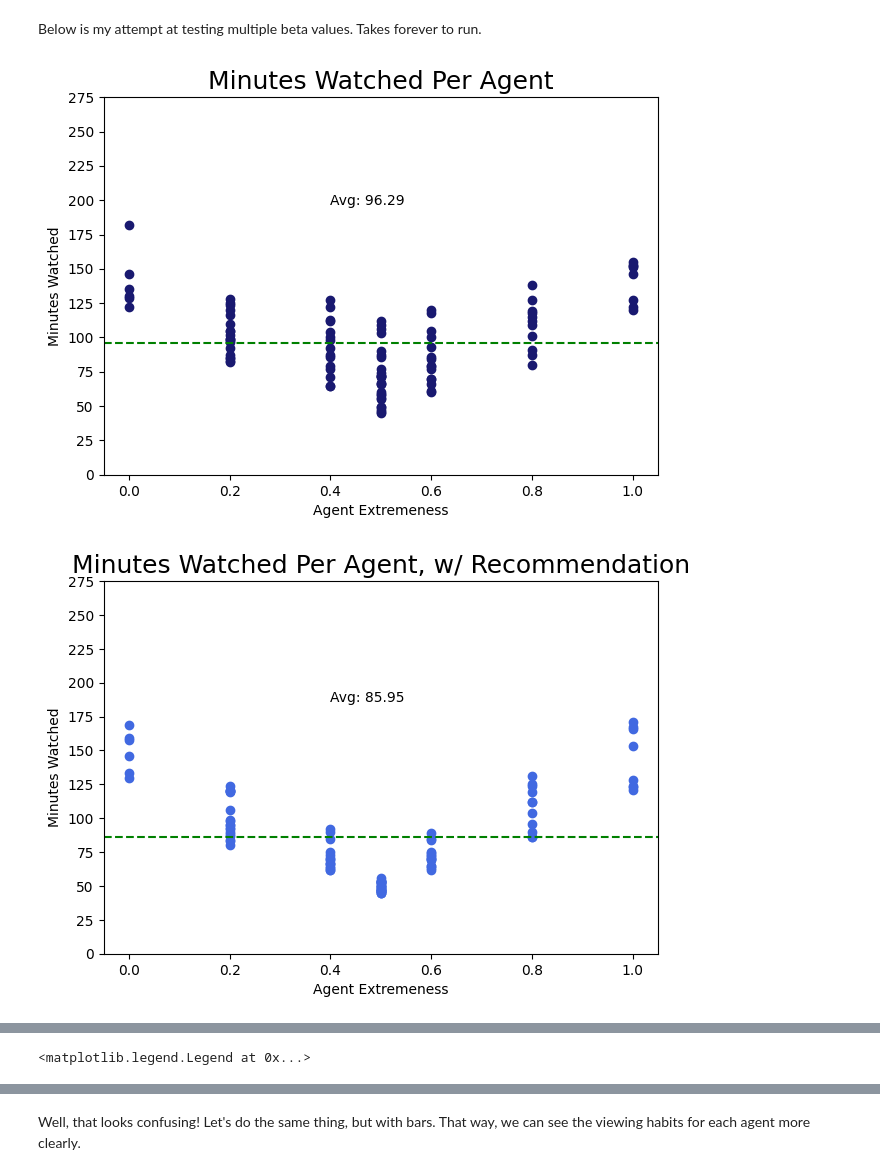
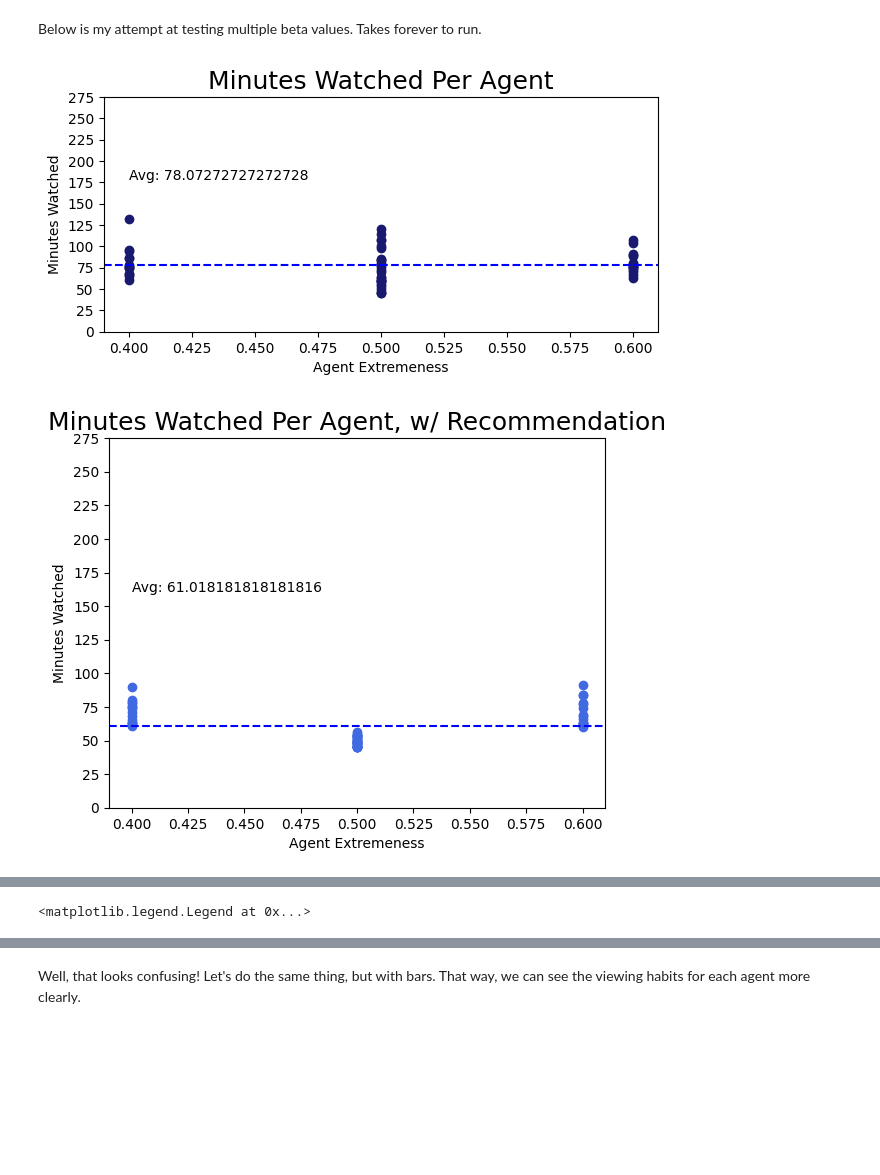
Before and after one commit to snyder-research-group/tools-of-justice, a Jupyter notebook: youtube simulation/experimenting_copy_simulation_notebook.ipynb, the cells around one changed output, grey strips where cells are left out. Saved outputs shown, nothing was run; the diff lists cells and outputs as text; code cells hidden in the pictures; blank space fills up the shorter version.

Commit message:
Ran middle agent calculations for other graphs

```diff
--- a/youtube simulation/experimenting_copy_simulation_notebook.ipynb
+++ b/youtube simulation/experimenting_copy_simulation_notebook.ipynb
@@ -2166,8 +2109,12 @@ Below is my attempt at testing multiple beta values. Takes forever to run.
 import matplotlib as matplotlib
 
 # Reversing the arrays so extremenesses are in ascending order
-x = Reverse(agent_extremeness_array)
-y = Reverse(agent_minutes_watched_today_array)
+
+copy_x = agent_extremeness_array[19:74]
+copy_y = agent_minutes_watched_today_array[19:74]
+
+x = Reverse(copy_x)
+y = Reverse(copy_y)
 
 
 # Let's graph each agent with how much they watched per day.
@@ -2178,7 +2125,7 @@ plt.scatter(x,y, color = 'midnightblue') # A bar chart
 plt.title('Minutes Watched Per Agent', fontsize = 18)
 plt.xlabel('Agent Extremeness')
 plt.ylabel('Minutes Watched')
-plt.axhline(numpy.nanmean(y), linestyle = '--', color = 'green')
+plt.axhline(numpy.nanmean(y), linestyle = '--', color = 'blue')
 plt.text(0.4, numpy.nanmean(y)+ 100, "Avg: " + str(numpy.nanmean(y)), fontsize = 10)
 
 # defining display layout
@@ -2192,8 +2139,12 @@ plt.show()
 
 if(REC_SYSTEM_TOGGLE):
     # Reversing the arrays so extremenesses are in ascending order
-        x_rec = Reverse(agent_extremeness_array_rec)
-        y_rec = Reverse(agent_minutes_watched_today_array_rec)
+
+        copy_x_rec = agent_extremeness_array_rec[19:74]
+        copy_y_rec = agent_minutes_watched_today_array_rec[19:74]
+
+        x_rec = Reverse(copy_x_rec)
+        y_rec = Reverse(copy_y_rec)
 
 
         # Let's graph each agent with how much they watched per day.
@@ -2204,7 +2155,7 @@ if(REC_SYSTEM_TOGGLE):
         plt.title('Minutes Watched Per Agent, w/ Recommendation', fontsize = 18)
         plt.xlabel('Agent Extremeness')
         plt.ylabel('Minutes Watched')
-        plt.axhline(numpy.nanmean(y_rec), linestyle = '--', color = 'green')
+        plt.axhline(numpy.nanmean(y_rec), linestyle = '--', color = 'blue')
         plt.text(0.4, numpy.nanmean(y_rec)+ 100, "Avg: " + str(numpy.nanmean(y_rec)), fontsize = 10)
 
         # defining display layout
@@ -2219,8 +2170,12 @@ if(REC_SYSTEM_TOGGLE):
 
 if(RAND_SYSTEM_TOGGLE):
     # Reversing the arrays so extremenesses are in ascending order
-        x_rand = Reverse(agent_extremeness_array_rand)
-        y_rand = Reverse(agent_minutes_watched_today_array_rand)
+
+        copy_x_rand = agent_extremeness_array_rand[19:74]
+        copy_y_rand = agent_minutes_watched_today_array_rand[19:74]
+
+        x_rand = Reverse(copy_x_rand)
+        y_rand = Reverse(copy_y_rand)
 
 
         # Let's graph each agent with how much they watched per day.
@@ -2231,7 +2186,7 @@ if(RAND_SYSTEM_TOGGLE):
         plt.title('Minutes Watched Per Agent, w/ Random Clicking', fontsize = 18)
         plt.xlabel('Agent Extremeness')
         plt.ylabel('Minutes Watched')
-        plt.axhline(numpy.nanmean(y_rand), linestyle = '--', color = 'green')
+        plt.axhline(numpy.nanmean(y_rand), linestyle = '--', color = 'blue')
         plt.text(0.4, numpy.nanmean(y_rand)+ 100, "Avg: " + str(numpy.nanmean(y_rand)), fontsize = 10)
 
 
@@ -2246,37 +2201,41 @@ if(RAND_SYSTEM_TOGGLE):
 
 if(SCORE_SYSTEM_TOGGLE):
     # Reversing the arrays so extremenesses are in ascending order
-        x_score = Reverse(agent_extremeness_array_scoring)
-        y_score = Reverse(agent_minutes_watched_today_array_scoring)
+
+        copy_x_score = agent_extremeness_array_scoring[19:74]
+        copy_y_score = agent_minutes_watched_today_array_scoring[19:74]
+
+        x_score = Reverse(copy_x_score)
+        y_score = Reverse(copy_y_score)
 
 
         # Let's graph each agent with how much they watched per day.
         # x axis = agents (0-199), y axis = minutes watched per agent
 
 
         plt.scatter(x_score,y_score, color = 'powderblue') # A bar chart
         plt.title('Minutes Watched Per Agent, w/ Scoring', fontsize = 18)
         plt.xlabel('Agent Extremeness')
         plt.ylabel('Minutes Watched')
-        plt.axhline(numpy.nanmean(y_score), linestyle = '--', color = 'green')
+        plt.axhline(numpy.nanmean(y_score), linestyle = '--', color = 'blue')
         plt.text(0.4, numpy.nanmean(y_score)+ 100, "Avg: " + str(numpy.nanmean(y_score)), fontsize = 10)
 
 
         # defining display layout
         plt.tight_layout()
 
         plt.yticks(numpy.arange(0, 300, 25))
 
         plt.show()
 
 
 
-plt.title('Minutes Watched Per Agent, By Extremeness', fontsize = 18)
+plt.title('Middle Agents Minutes Watched, By Extremeness', fontsize = 18)
 sns.regplot(x = x, y = y, lowess=True, scatter = False, label = "None", line_kws={"color": "midnightblue"})
 sns.regplot(x = x_rec, y = y_rec, lowess=True, scatter = False, label = "Rec", line_kws={"color": "royalblue"})
 sns.regplot(x = x_rand, y = y_rand, lowess=True, scatter = False, label = "Rand", line_kws={"color": "cornflowerblue"})
 sns.regplot(x = x_score, y = y_score, lowess=True, scatter = False, label = "Score", line_kws={"color": "powderblue"})
 plt.legend(labels=['None', 'Rec', 'Rand', 'Score'])
 # %% [output]
-[figure, old version]
+[figure, new version]
-[figure, old version]
+[figure, new version]
```
Also changed, not shown: parts of 17 cells of this notebook.
